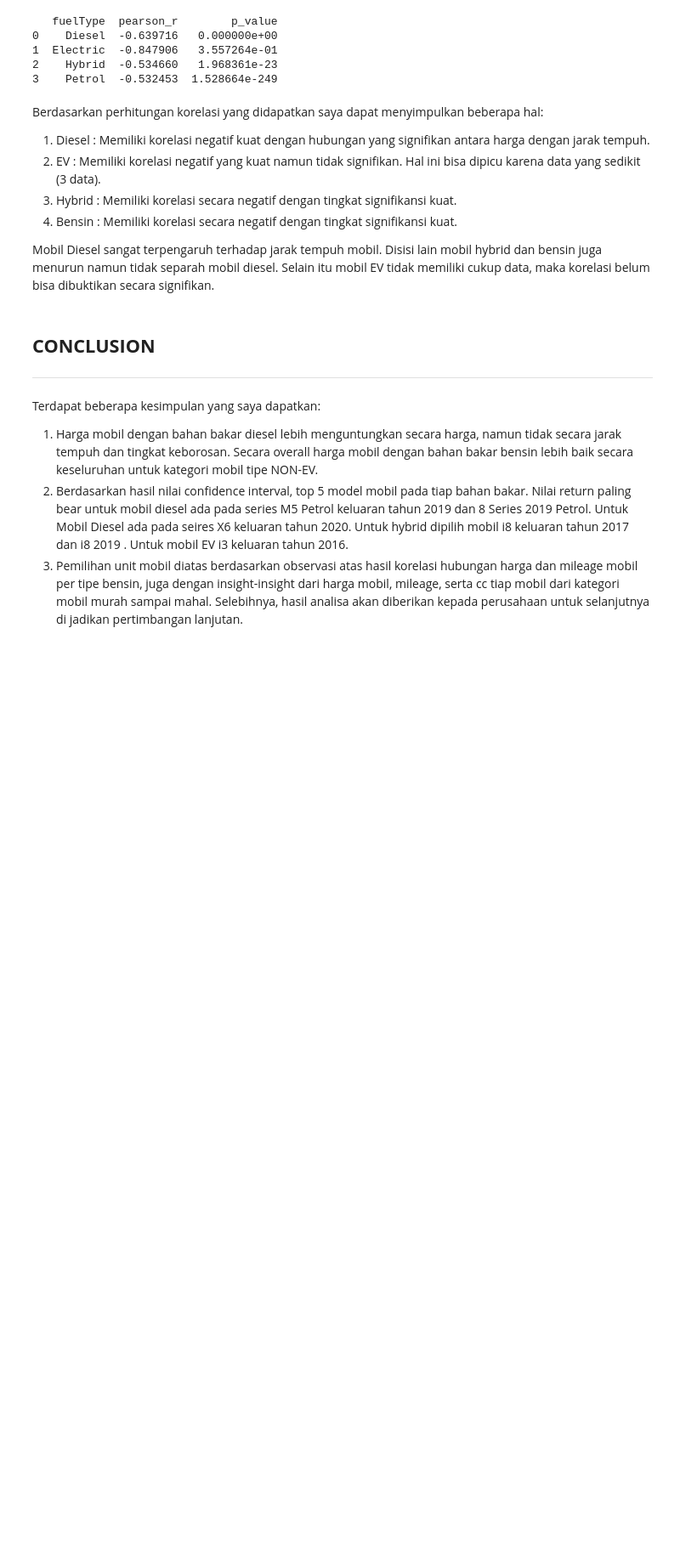
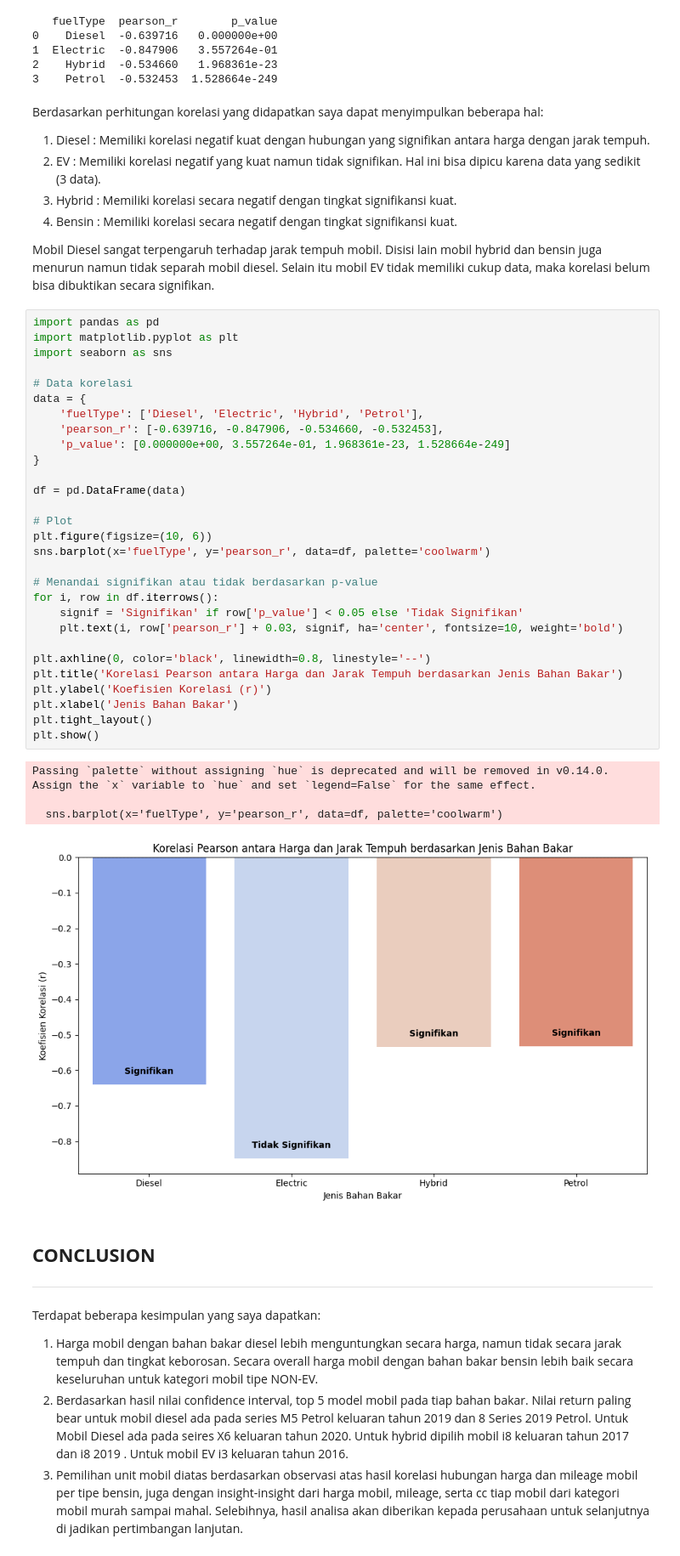
Before and after one commit to rafisiregar/Analysis-of-Used-BMWs-for-the-Company-Fleet, a Jupyter notebook: P0M1_rafi_siregar.ipynb, the cells around one changed output. Shown at 85% size. Saved outputs shown, nothing was run; the diff lists cells and outputs as text; blank space fills up the shorter version.

```diff
--- a/P0M1_rafi_siregar.ipynb
+++ b/P0M1_rafi_siregar.ipynb
@@ -699,6 +699,40 @@ Berdasarkan perhitungan korelasi yang didapatkan saya dapat menyimpulkan beberap
 4. Bensin : Memiliki korelasi secara negatif dengan tingkat signifikansi kuat.
 
 Mobil Diesel sangat terpengaruh terhadap jarak tempuh mobil. Disisi lain mobil hybrid dan bensin juga menurun namun tidak separah mobil diesel. Selain itu mobil EV tidak memiliki cukup data, maka korelasi belum bisa dibuktikan secara signifikan.
+# %%
+import pandas as pd
+import matplotlib.pyplot as plt
+import seaborn as sns
+
+# Data korelasi
+data = {
+    'fuelType': ['Diesel', 'Electric', 'Hybrid', 'Petrol'],
+    'pearson_r': [-0.639716, -0.847906, -0.534660, -0.532453],
+    'p_value': [0.000000e+00, 3.557264e-01, 1.968361e-23, 1.528664e-249]
+}
+
+df = pd.DataFrame(data)
+
+# Plot
+plt.figure(figsize=(10, 6))
+sns.barplot(x='fuelType', y='pearson_r', data=df, palette='coolwarm')
+
+# Menandai signifikan atau tidak berdasarkan p-value
+for i, row in df.iterrows():
+    signif = 'Signifikan' if row['p_value'] < 0.05 else 'Tidak Signifikan'
+    plt.text(i, row['pearson_r'] + 0.03, signif, ha='center', fontsize=10, weight='bold')
+
+plt.axhline(0, color='black', linewidth=0.8, linestyle='--')
+plt.title('Korelasi Pearson antara Harga dan Jarak Tempuh berdasarkan Jenis Bahan Bakar')
+plt.ylabel('Koefisien Korelasi (r)')
+plt.xlabel('Jenis Bahan Bakar')
+plt.tight_layout()
+plt.show()
+# %% [output]
+Passing `palette` without assigning `hue` is deprecated and will be removed in v0.14.0. Assign the `x` variable to `hue` and set `legend=False` for the same effect.
+
+  sns.barplot(x='fuelType', y='pearson_r', data=df, palette='coolwarm')
+[figure, added]
 # %% [markdown]
 ## **CONCLUSION**
 ___
```
Also changed, not shown: parts of 1 cell of this notebook, 3 other files.
